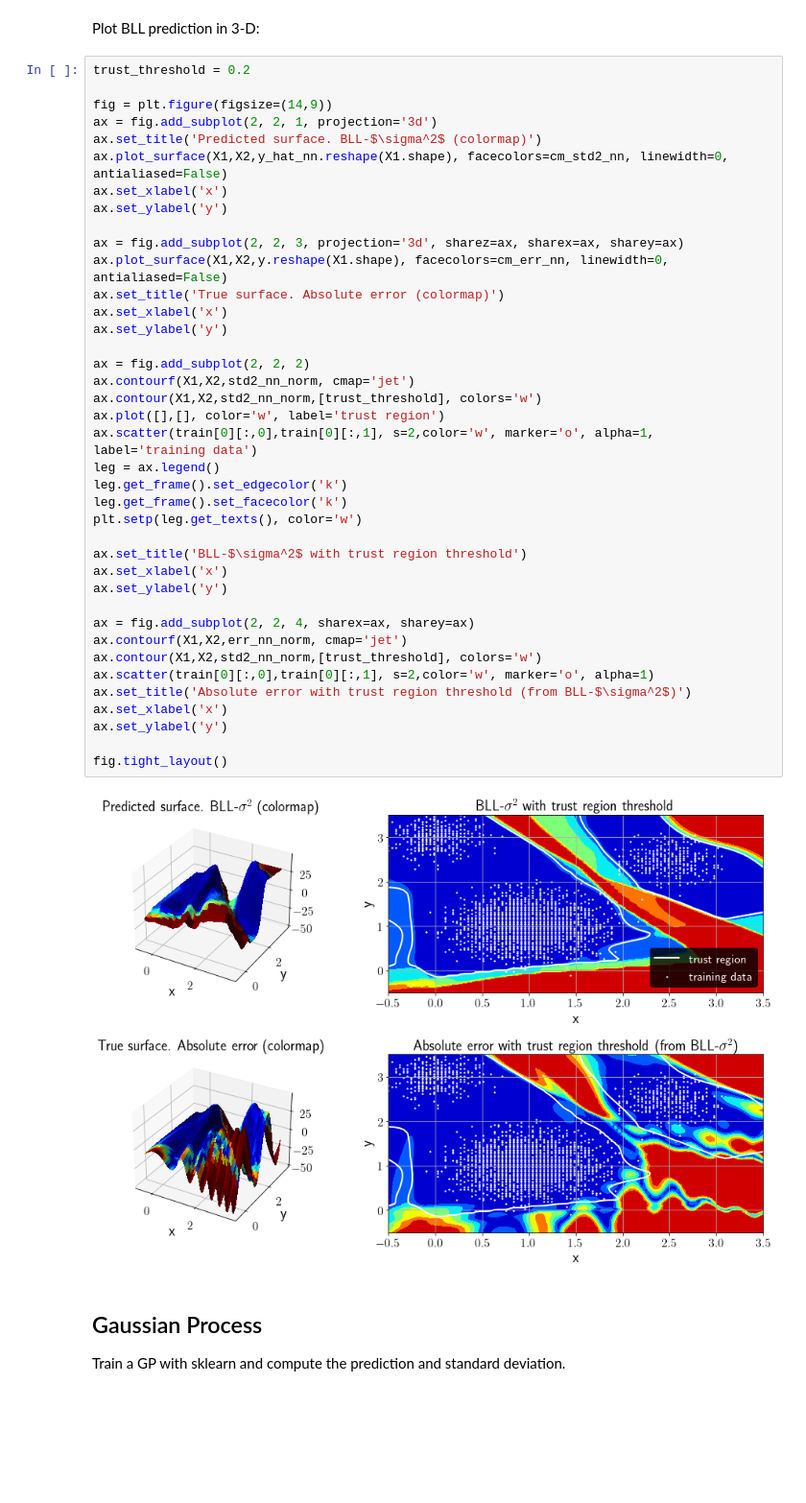
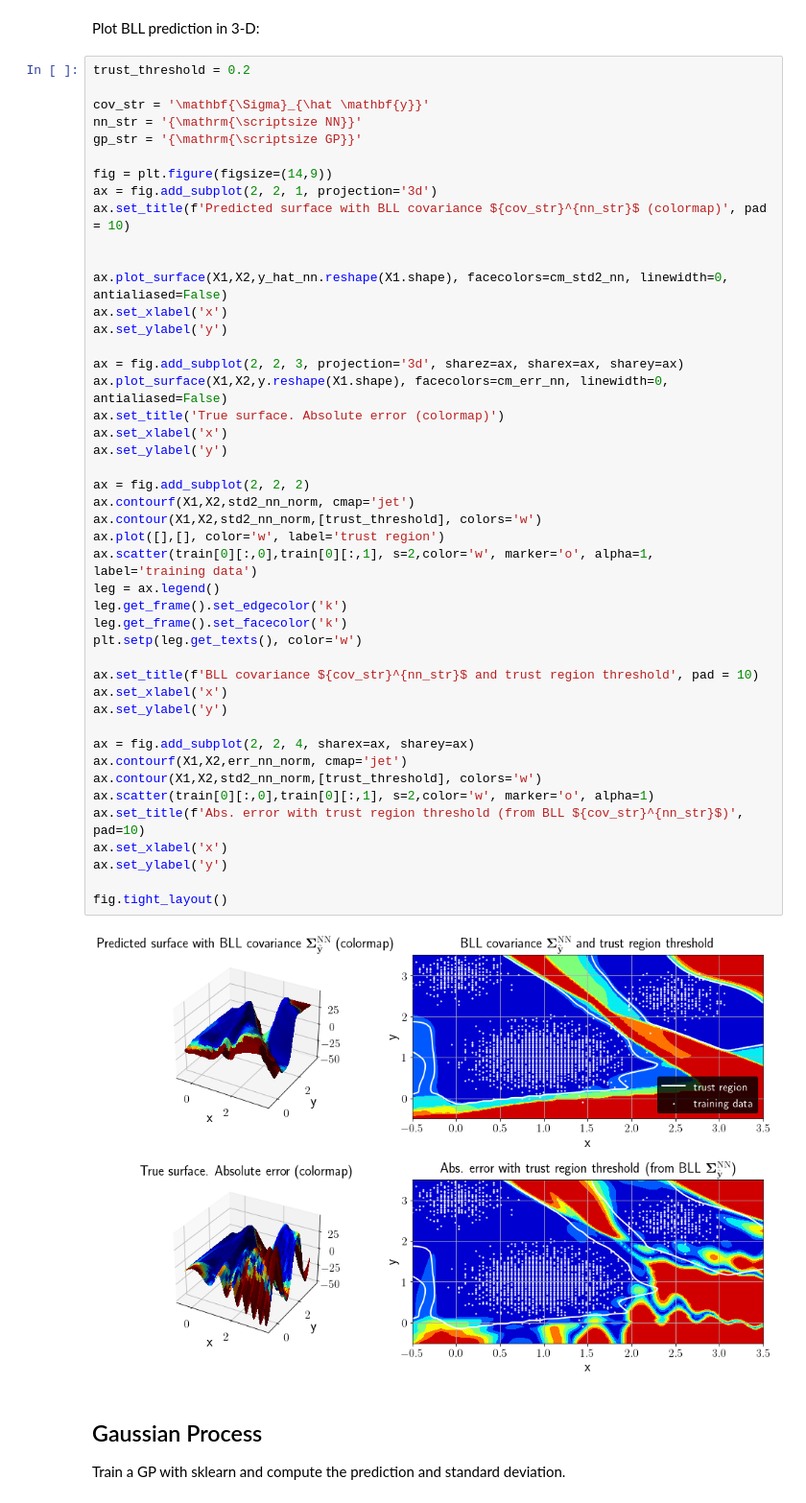
Before and after one commit to 4flixt/2022_BLL_MPC_Materials, a Jupyter notebook: BLL_Fundamentals/BLL_Fundamentals.ipynb, the cells around one changed output. Shown: that part at 96% size. Saved outputs shown, nothing was run; the diff lists cells and outputs as text; blank space fills up the shorter version.

```diff
--- a/BLL_Fundamentals/BLL_Fundamentals.ipynb
+++ b/BLL_Fundamentals/BLL_Fundamentals.ipynb
@@ -225,44 +225,50 @@ Plot BLL prediction in 3-D:
 # %%
 trust_threshold = 0.2
 
+cov_str = '\mathbf{\Sigma}_{\hat \mathbf{y}}'
+nn_str = '{\mathrm{\scriptsize NN}}'
+gp_str = '{\mathrm{\scriptsize GP}}'
+
 fig = plt.figure(figsize=(14,9))
 ax = fig.add_subplot(2, 2, 1, projection='3d')
-ax.set_title('Predicted surface. BLL-$\sigma^2$ (colormap)')
+ax.set_title(f'Predicted surface with BLL covariance ${cov_str}^{nn_str}$ (colormap)', pad = 10)
+
+
 ax.plot_surface(X1,X2,y_hat_nn.reshape(X1.shape), facecolors=cm_std2_nn, linewidth=0, antialiased=False)
 ax.set_xlabel('x')
 ax.set_ylabel('y')
 
 ax = fig.add_subplot(2, 2, 3, projection='3d', sharez=ax, sharex=ax, sharey=ax)
 ax.plot_surface(X1,X2,y.reshape(X1.shape), facecolors=cm_err_nn, linewidth=0, antialiased=False)
 ax.set_title('True surface. Absolute error (colormap)')
 ax.set_xlabel('x')
 ax.set_ylabel('y')
 
 ax = fig.add_subplot(2, 2, 2)
 ax.contourf(X1,X2,std2_nn_norm, cmap='jet')
 ax.contour(X1,X2,std2_nn_norm,[trust_threshold], colors='w')
 ax.plot([],[], color='w', label='trust region')
 ax.scatter(train[0][:,0],train[0][:,1], s=2,color='w', marker='o', alpha=1, label='training data')
 leg = ax.legend()
 leg.get_frame().set_edgecolor('k')
 leg.get_frame().set_facecolor('k')
 plt.setp(leg.get_texts(), color='w')
 
-ax.set_title('BLL-$\sigma^2$ with trust region threshold')
+ax.set_title(f'BLL covariance ${cov_str}^{nn_str}$ and trust region threshold', pad = 10)
 ax.set_xlabel('x')
 ax.set_ylabel('y')
 
 ax = fig.add_subplot(2, 2, 4, sharex=ax, sharey=ax)
 ax.contourf(X1,X2,err_nn_norm, cmap='jet')
 ax.contour(X1,X2,std2_nn_norm,[trust_threshold], colors='w')
 ax.scatter(train[0][:,0],train[0][:,1], s=2,color='w', marker='o', alpha=1)
-ax.set_title('Absolute error with trust region threshold (from BLL-$\sigma^2$)')
+ax.set_title(f'Abs. error with trust region threshold (from BLL ${cov_str}^{nn_str}$)', pad=10)
 ax.set_xlabel('x')
 ax.set_ylabel('y')
 
 fig.tight_layout()
 # %% [output]
-[figure, old version]
+[figure, new version]
 # %% [markdown]
 ## Gaussian Process
 
```
Also changed, not shown: parts of 4 cells of this notebook.
